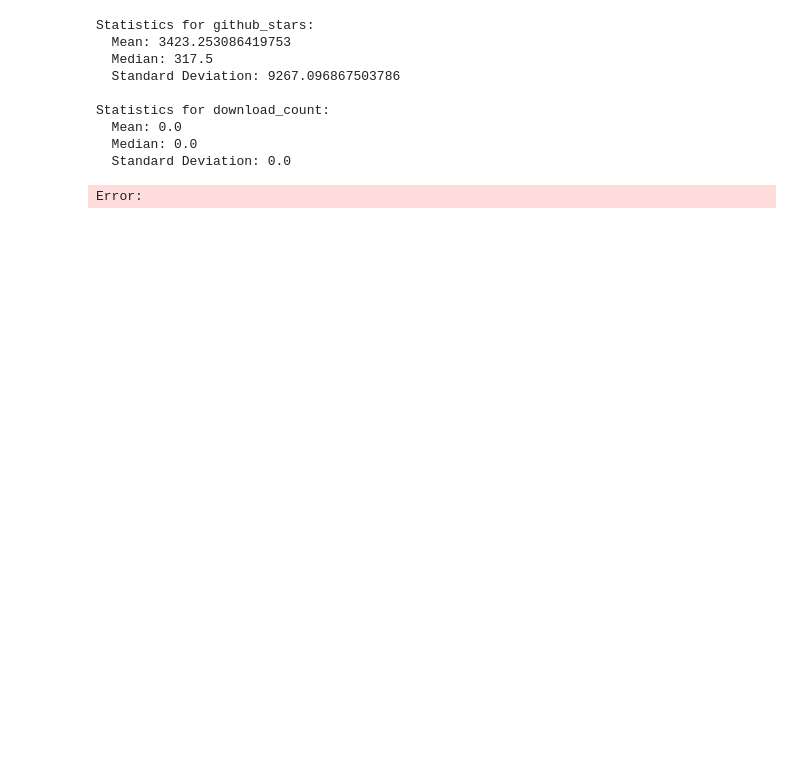
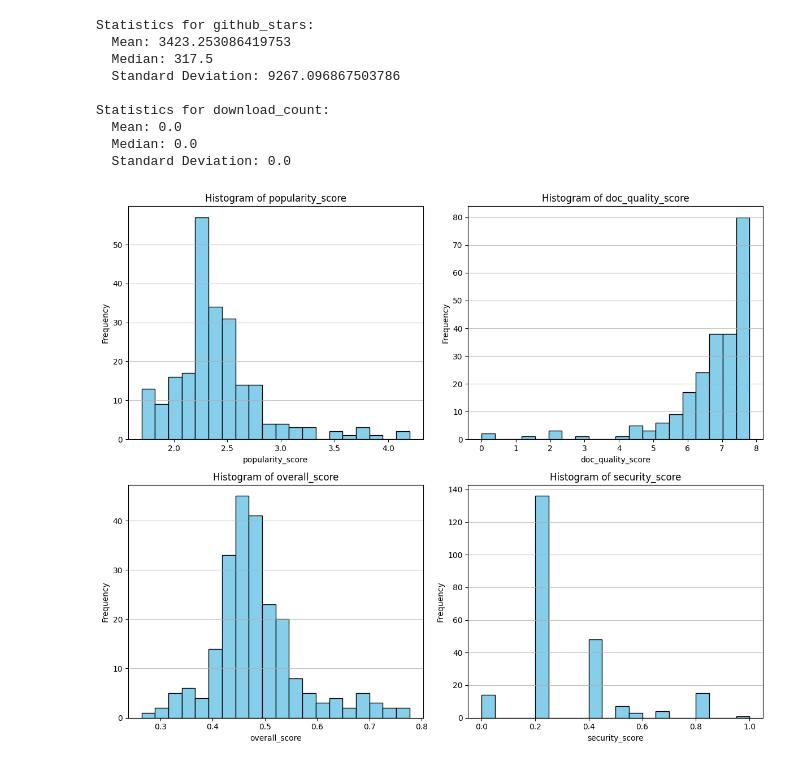
Before and after one commit to brichu26/block-project, a Jupyter notebook: top_eda.ipynb, the cells around one changed output. Saved outputs shown, nothing was run; the diff lists cells and outputs as text; code cells hidden in the pictures; blank space fills up the shorter version.

Commit message:
graph

```diff
--- a/top_eda.ipynb
+++ b/top_eda.ipynb
@@ -102,23 +102,33 @@ Statistics for download_count:
   Median: 0.0
   Standard Deviation: 0.0
 # %%
+import pandas as pd
+import matplotlib.pyplot as plt
+
 # Load the dataset
-final_servers_data = pd.read_csv("final_official_servers.csv")
+final_servers_data = pd.read_csv("FinalData/final_top_server_without_official.csv")
 
 # List of columns to plot histograms for
 score_columns = ['popularity_score', 'doc_quality_score', 'overall_score', 'security_score']
 
-# Plot histograms for each column
-for column in score_columns:
+# Create subplots
+fig, axes = plt.subplots(2, 2, figsize=(12, 10))
+axes = axes.flatten()  # Flatten the 2D array of axes for easy iteration
+
+# Plot each histogram in a subplot
+for idx, column in enumerate(score_columns):
     if column in final_servers_data.columns:
-        plt.figure(figsize=(8, 5))
-        plt.hist(final_servers_data[column].dropna(), bins=20, color='skyblue', edgecolor='black')
-        plt.title(f'Histogram of {column}')
-        plt.xlabel(column)
-        plt.ylabel('Frequency')
-        plt.grid(axis='y', alpha=0.75)
-        plt.show()
+        axes[idx].hist(final_servers_data[column].dropna(), bins=20, color='skyblue', edgecolor='black')
+        axes[idx].set_title(f'Histogram of {column}')
+        axes[idx].set_xlabel(column)
+        axes[idx].set_ylabel('Frequency')
+        axes[idx].grid(axis='y', alpha=0.75)
     else:
         print(f"Column '{column}' not found in the dataset.")
+
+# Adjust layout and save as PNG
+plt.tight_layout()
+plt.savefig("FinalData/final_top_server_without_official.png", dpi=300)
+plt.show()
 # %% [output]
-Error:
+[figure, added]
```
Also changed, not shown: parts of 1 cell of this notebook, 6 other files.
